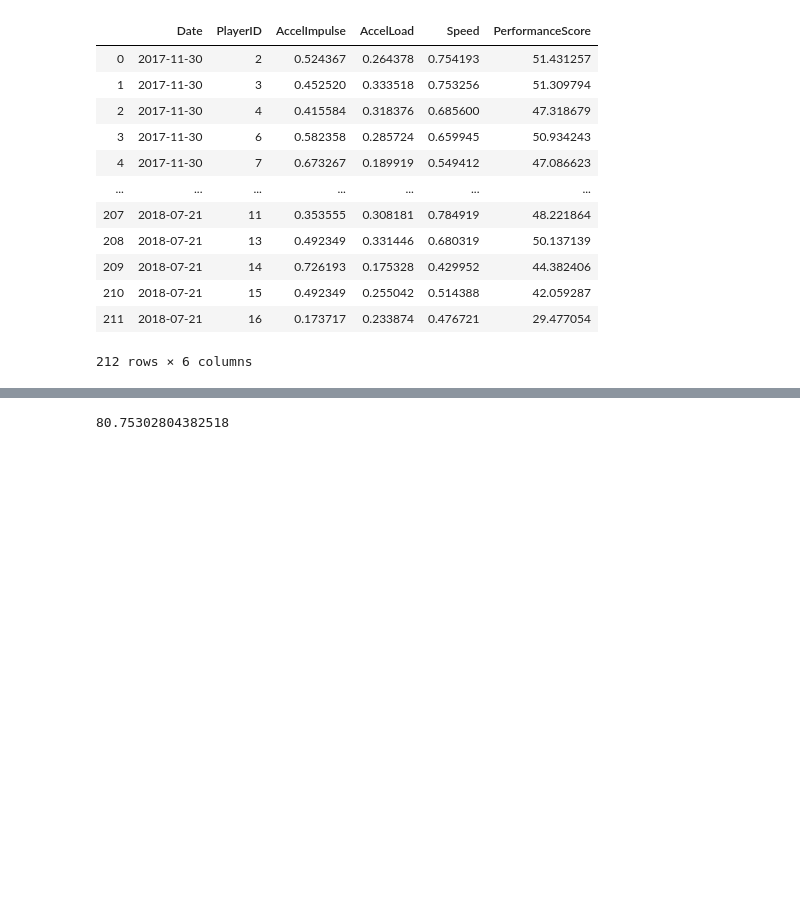
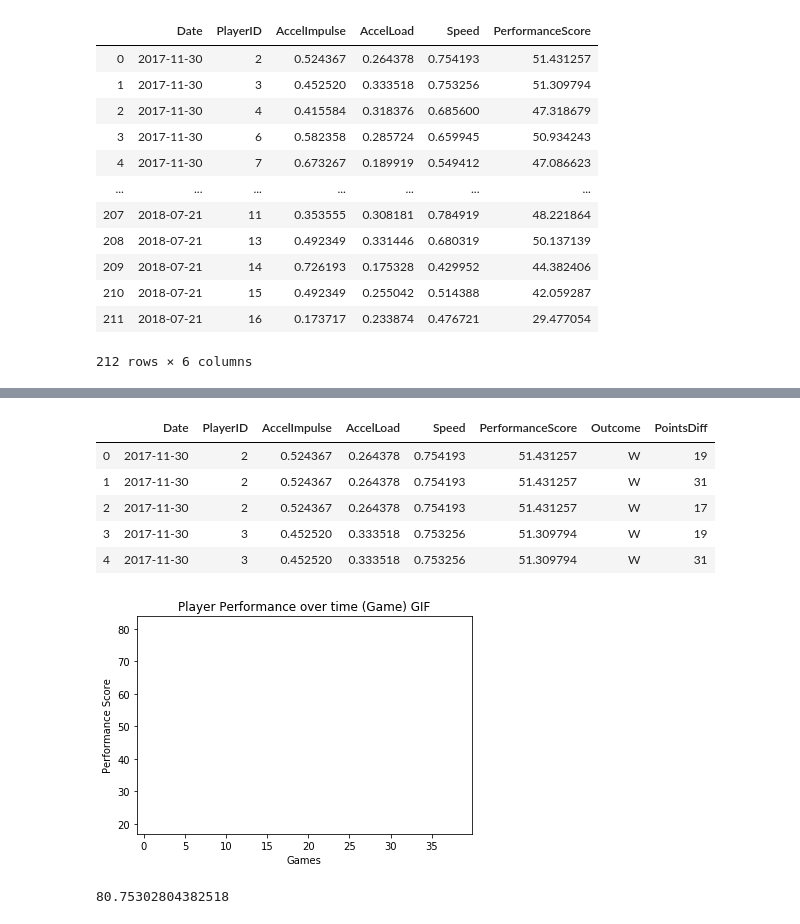
Before and after one commit to Sangha05/sta2453_project1, a Jupyter notebook: Performance2.ipynb, the cells around one changed output, grey strips where cells are left out. Saved outputs shown, nothing was run; the diff lists cells and outputs as text; code cells hidden in the pictures; blank space fills up the shorter version.

```diff
--- a/Performance2.ipynb
+++ b/Performance2.ipynb
@@ -138,3 +167,29 @@ plt.show()
+# %%
+from celluloid import Camera
+
+fig = plt.figure()
+camera = Camera(fig)
+#Players 18-21 did not play any game
+plt.xlabel('Games')
+plt.ylabel('Performance Score')
+plt.title('Player Performance over time (Game) GIF')
+dfPer.set_index('GameID', inplace=True)
+for i in range(17):
+    t = plt.plot(dfPer[dfPer["PlayerID"] == i+1].PerformanceScore)
+    plt.legend(t, [f'Player {i+1}'])
+    camera.snap()
+animation = camera.animate()
+animation.save('Performance.gif', writer = 'imagemagick')
+dfPer.reset_index(inplace=True,drop=True)
+dfPer.head()
+# %% [output]
+|  | Date | PlayerID | AccelImpulse | AccelLoad | Speed | PerformanceScore | Outcome | PointsDiff |
+| 0 | 2017-11-30 | 2 | 0.524367 | 0.264378 | 0.754193 | 51.431257 | W | 19 |
+| 1 | 2017-11-30 | 2 | 0.524367 | 0.264378 | 0.754193 | 51.431257 | W | 31 |
+| 2 | 2017-11-30 | 2 | 0.524367 | 0.264378 | 0.754193 | 51.431257 | W | 17 |
+| 3 | 2017-11-30 | 3 | 0.452520 | 0.333518 | 0.753256 | 51.309794 | W | 19 |
+| 4 | 2017-11-30 | 3 | 0.452520 | 0.333518 | 0.753256 | 51.309794 | W | 31 |
+[figure, added]
 # %%
 dfPer["PerformanceScore"].max()
 # %% [output]
```
Also changed, not shown: parts of 5 cells of this notebook, 2 other files.
